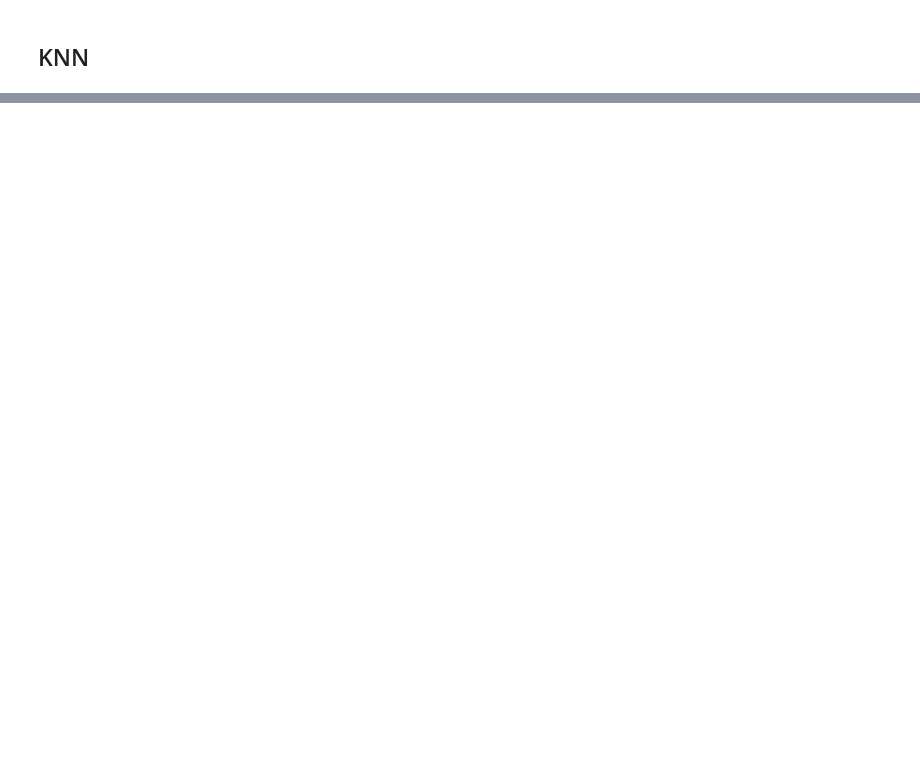
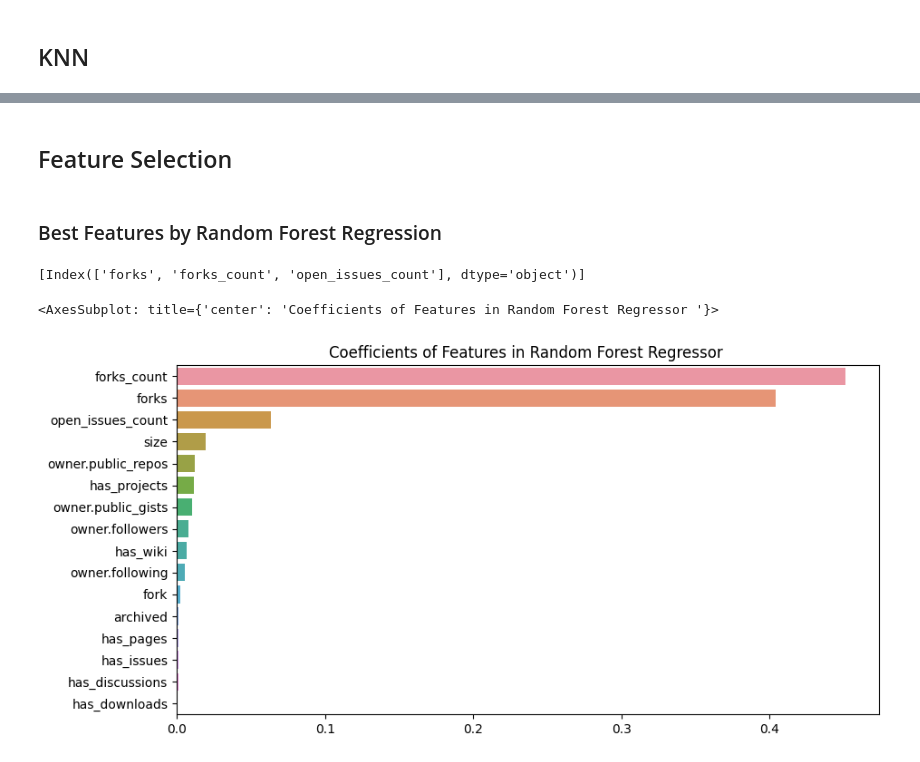
Before and after one commit to realamirhe/github-stargazer, a Jupyter notebook: descriptive_analysis.ipynb, the cells around one changed output, grey strips where cells are left out. Saved outputs shown, nothing was run; the diff lists cells and outputs as text; code cells hidden in the pictures; blank space fills up the shorter version.

```diff
--- a/descriptive_analysis.ipynb
+++ b/descriptive_analysis.ipynb
@@ -211,0 +223,30 @@ Text(0.5, 1.0, '5-fold cross validation for KNN')
+# %%
+y = datas['stargazers_count']
+X_train_n, X_test_n, y_train_n, y_test_n = train_test_split(X_norm, y, test_size=0.2, random_state=0)
+# %% [markdown]
+## Feature Selection
+# %% [markdown]
+### Best Features by Random Forest Regression
+# %%
+from sklearn.ensemble import RandomForestRegressor
+from sklearn.feature_selection import SelectFromModel
+
+feature_names = X_norm.columns
+best_feature_names_RF = []
+rf_reg = RandomForestRegressor(max_depth=10, random_state=0)
+rf_reg.fit(X_train_n,y_train_n)
+
+rf_sfm = SelectFromModel(rf_reg)
+rf_sfm.fit(X_train_n, y_train_n)
+best_feature_names_RF.append(feature_names[rf_sfm.get_support()])
+print(best_feature_names_RF)
+
+f_i = list(zip(feature_names,rf_reg.feature_importances_))
+f_i.sort(key = lambda x : x[1],reverse=True)
+plt.figure(figsize=(10,5))
+plt.title('Coefficients of Features in Random Forest Regressor ')
+sns.barplot(y=[x[0] for x in f_i],x=[x[1] for x in f_i])
+# %% [output]
+[Index(['forks', 'forks_count', 'open_issues_count'], dtype='object')]
+<AxesSubplot: title={'center': 'Coefficients of Features in Random Forest Regressor '}>
+[figure, added]
```
Also changed, not shown: parts of 90 cells of this notebook.
